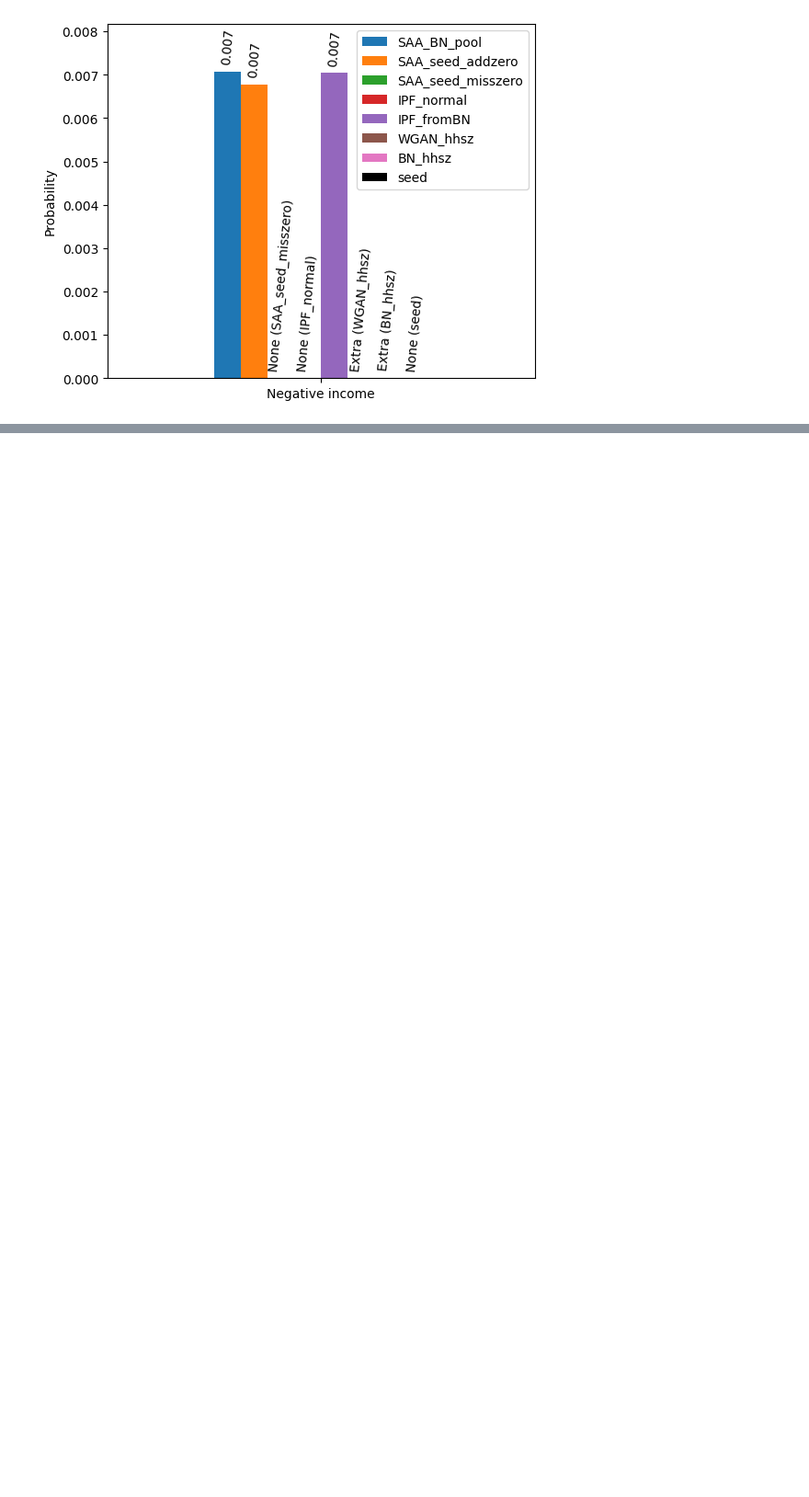
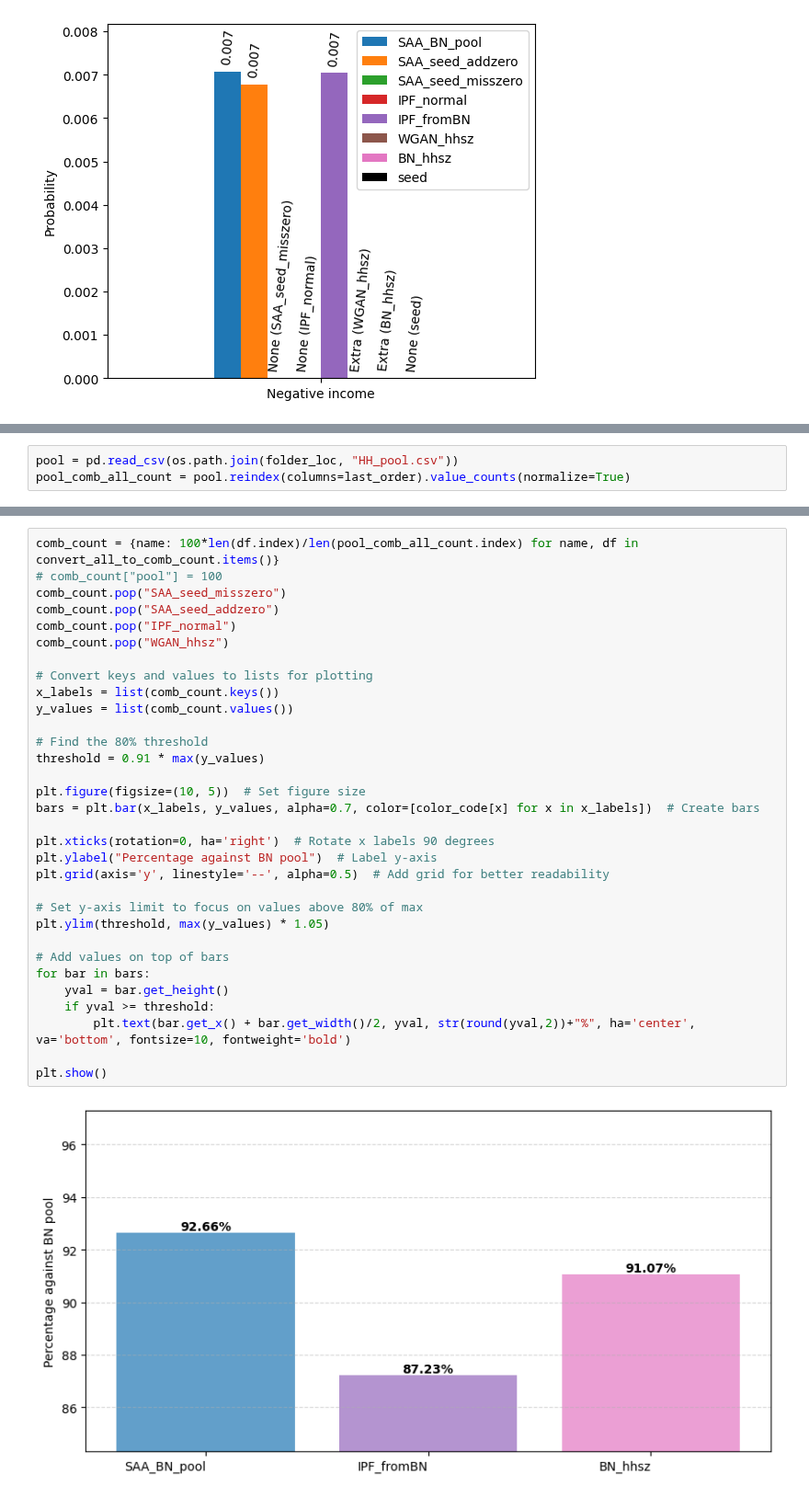
Before and after one commit to bobkatla/PopSyn_Monash, a Jupyter notebook: PopSynthesis/Analyse/compare_seed.ipynb, the cells around one changed output, grey strips where cells are left out. Shown at 92% size. Saved outputs shown, nothing was run; the diff lists cells and outputs as text; blank space fills up the shorter version.

```diff
--- a/PopSynthesis/Analyse/compare_seed.ipynb
+++ b/PopSynthesis/Analyse/compare_seed.ipynb
@@ -166,0 +150,3 @@ plt.show()
+# %%
+pool = pd.read_csv(os.path.join(folder_loc, "HH_pool.csv"))
+pool_comb_all_count = pool.reindex(columns=last_order).value_counts(normalize=True)
@@ -166,0 +171,34 @@ plt.show()
+# %%
+comb_count = {name: 100*len(df.index)/len(pool_comb_all_count.index) for name, df in convert_all_to_comb_count.items()}
+# comb_count["pool"] = 100
+comb_count.pop("SAA_seed_misszero")
+comb_count.pop("SAA_seed_addzero")
+comb_count.pop("IPF_normal")
+comb_count.pop("WGAN_hhsz")
+
+# Convert keys and values to lists for plotting
+x_labels = list(comb_count.keys())
+y_values = list(comb_count.values())
+
+# Find the 80% threshold
+threshold = 0.91 * max(y_values)
+
+plt.figure(figsize=(10, 5))  # Set figure size
+bars = plt.bar(x_labels, y_values, alpha=0.7, color=[color_code[x] for x in x_labels])  # Create bars
+
+plt.xticks(rotation=0, ha='right')  # Rotate x labels 90 degrees
+plt.ylabel("Percentage against BN pool")  # Label y-axis
+plt.grid(axis='y', linestyle='--', alpha=0.5)  # Add grid for better readability
+
+# Set y-axis limit to focus on values above 80% of max
+plt.ylim(threshold, max(y_values) * 1.05)
+
+# Add values on top of bars
+for bar in bars:
+    yval = bar.get_height()
+    if yval >= threshold:
+        plt.text(bar.get_x() + bar.get_width()/2, yval, str(round(yval,2))+"%", ha='center', va='bottom', fontsize=10, fontweight='bold')
+
+plt.show()
+# %% [output]
+[figure, added]
```
Also changed, not shown: parts of 8 cells of this notebook, 1 other file.
